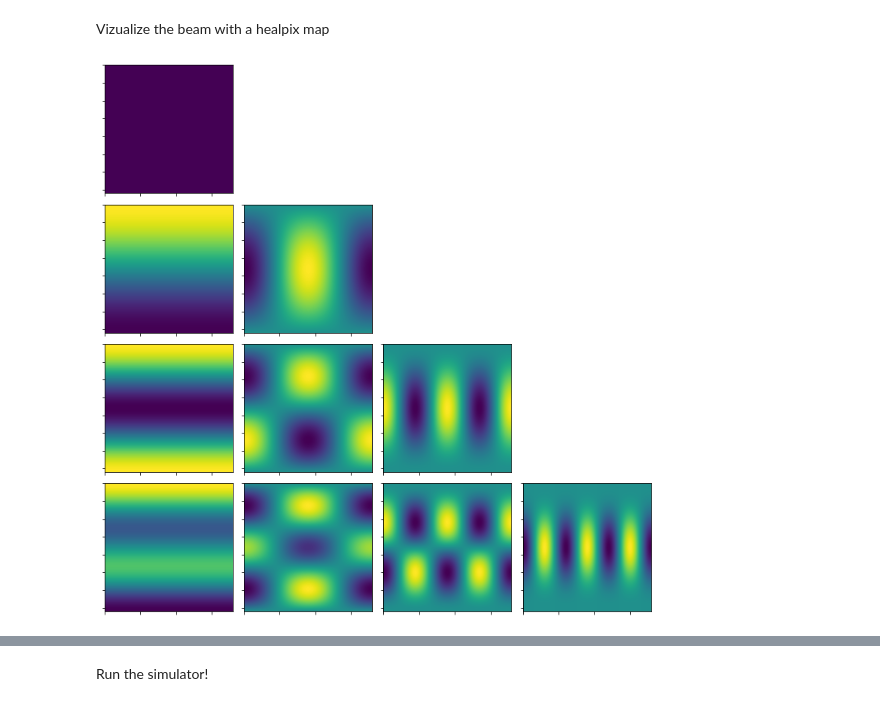
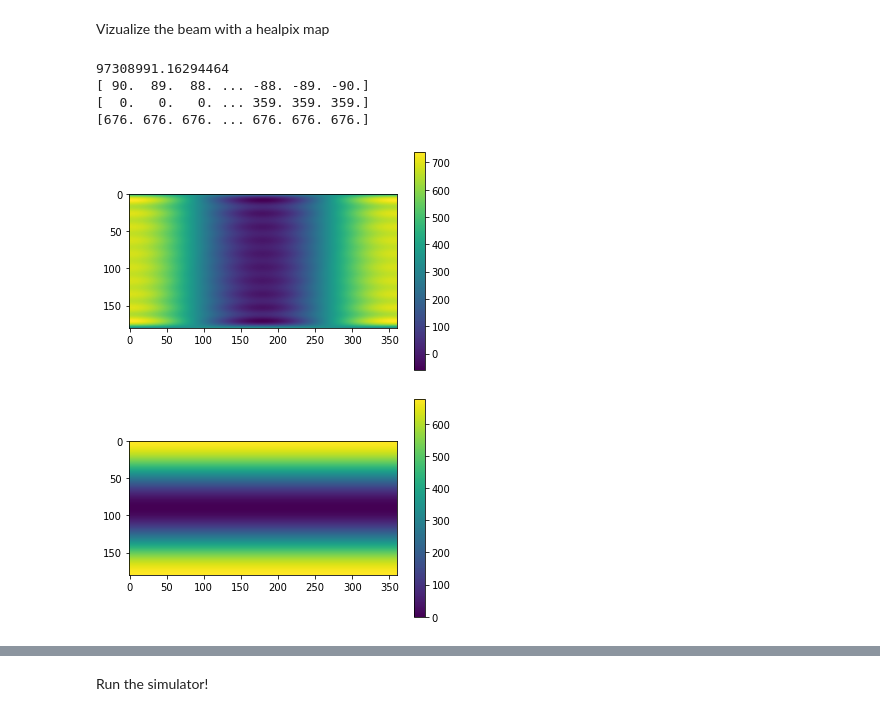
Before and after one commit to christianhbye/croissant, a Jupyter notebook: notebooks/example_sim-Copy1.ipynb, the cells around one changed output, grey strips where cells are left out. Drawn from its saved outputs; the diff is of its cells as text; code cells hidden in the pictures.

Commit message:
do some sph harm testing...

```diff
--- a/notebooks/example_sim-Copy1.ipynb
+++ b/notebooks/example_sim-Copy1.ipynb
@@ -36,30 +36,6 @@ plt.show()
 [figure]
 # %% [markdown]
 Vizualize the beam with a healpix map
-# %%
-from scipy.special import sph_harm
-scipy_theta = phi.copy()[0]
-scipy_phi = theta.copy()[0]
-ex = [scipy_theta.min(), scipy_theta.max(), scipy_phi.max(), scipy_phi.min()]
-ex_deg = [np.rad2deg(bd) for bd in ex]
-
-
-lmax = 3
-fig = plt.figure(figsize=(10, 10))
-for ell in range(lmax+1):
-    for emm in range(ell+1):
-        ix = ell * (lmax+1) + emm + 1
-        ax = fig.add_subplot(lmax+1, lmax+1, ix)
-        #ax.axis("off")
-        data = sph_harm(emm, ell, scipy_theta, scipy_phi).real
-        ax.imshow(data, aspect="auto", extent=ex_deg)
-        ax.set_xticklabels([])
-        ax.set_yticklabels([])
-#plt.colorbar(label="Power")
-#plt.title(f"Frequency = {beam.frequencies[freq_ix]:.0f} MHz")
-#plt.xlabel("$\\phi$")
-#plt.ylabel("$\\theta$")
-plt.tight_layout()
-plt.show()
-# %% [output]
-[figure, removed]
+# %%
+T, P = np.meshgrid(beam.theta, beam.phi)
+alm = cro.healpix.angle2alm(beam.data[25], T, P, lmax=2)
@@ -65,0 +44,33 @@ plt.show()
+# %%
+LMAX = 20
+th = np.rad2deg(np.pi/2 - T.ravel())
+ph = np.rad2deg(P.ravel())
+cilm, chisq = SHExpandLSQ(beam.data[25].ravel(), th, ph, LMAX, norm=4, csphase=-1)
+print(chisq)
+
+print(th)
+print(ph)
+print(beam.data[25].ravel())
+# %% [output]
+97308991.16294464
+[ 90.  89.  88. ... -88. -89. -90.]
+[  0.   0.   0. ... 359. 359. 359.]
+[676. 676. 676. ... 676. 676. 676.]
+# %%
+grid = MakeGrid2D(cilm, 1, lmax=LMAX, norm=4, csphase=-1)
+plt.figure()
+plt.imshow(grid)
+plt.colorbar()
+plt.show()
+# %% [output]
+[figure, added]
+# %%
+gridh = beam.data[25, :-1]
+cilm = SHExpandDH(gridh, norm=4, sampling=2, csphase=-1, lmax_calc=LMAX)
+grid = MakeGrid2D(cilm, 1, lmax=LMAX, norm=4, csphase=-1)
+plt.figure()
+plt.imshow(grid)
+plt.colorbar()
+plt.show()
+# %% [output]
+[figure, added]
```
Also changed, not shown: parts of 24 cells of this notebook.
